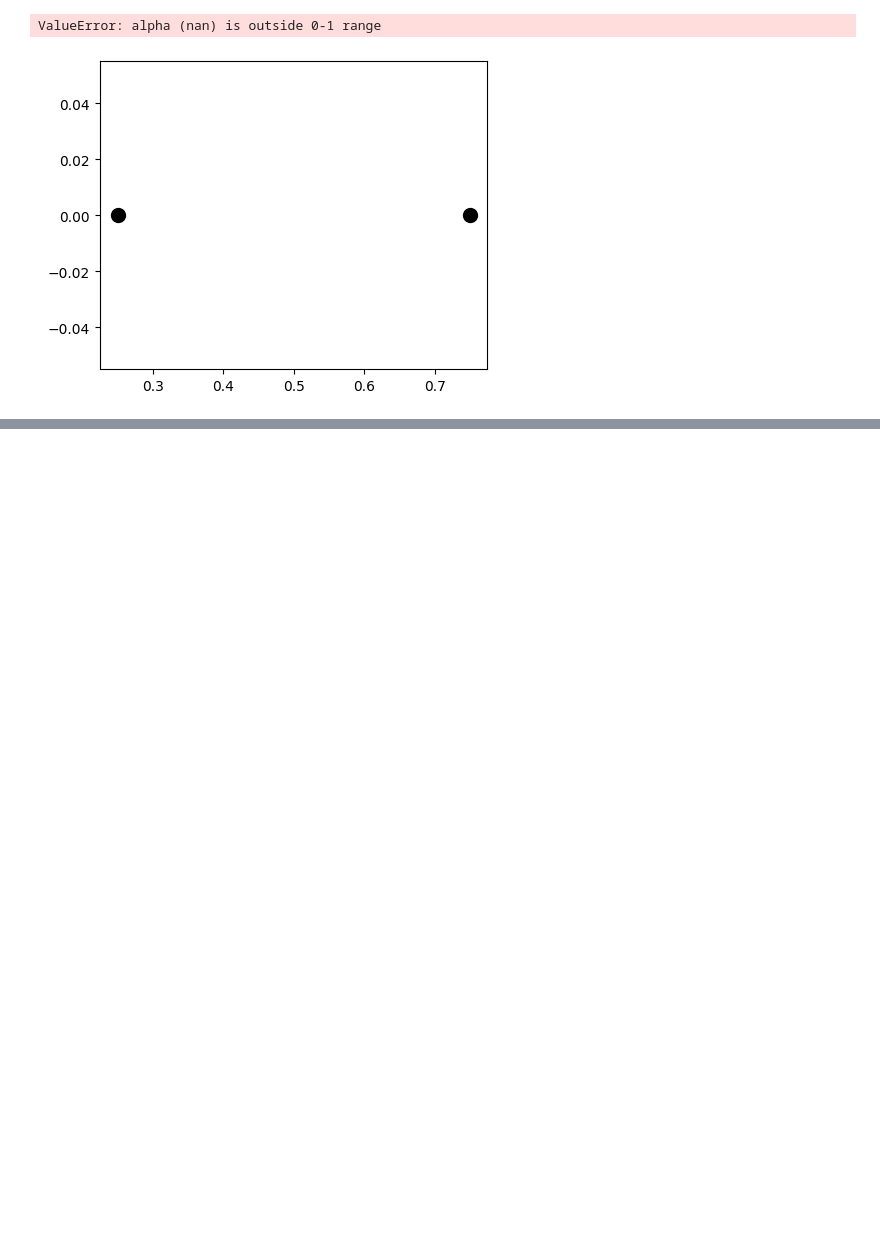
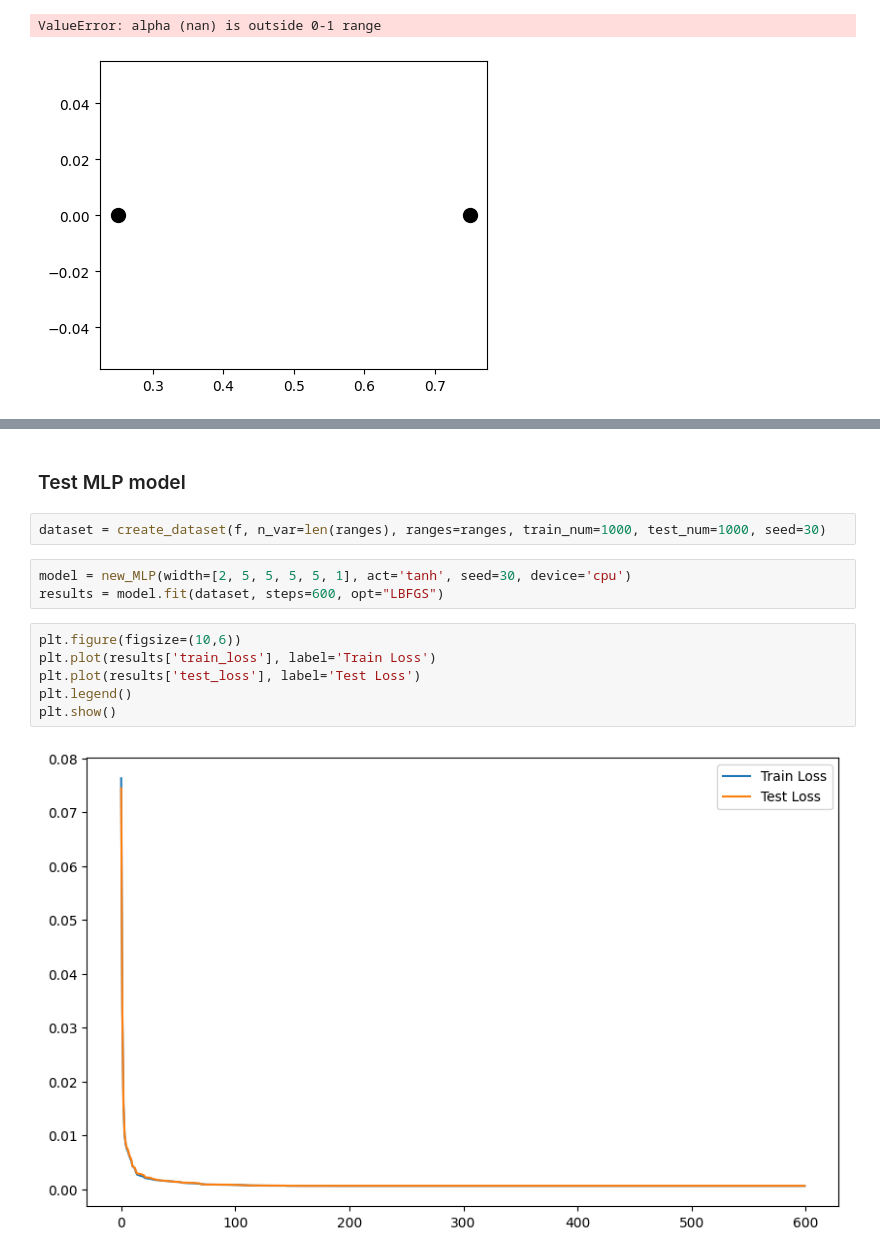
Before and after one commit to paumateo/Deep-Learning-Advanced-KAN-Project, a Jupyter notebook: notebooks/reproduce_feynman.ipynb, the cells around one changed output, grey strips where cells are left out. Drawn from its saved outputs; the diff is of its cells as text; blank space fills up the shorter version.

```diff
--- a/notebooks/reproduce_feynman.ipynb
+++ b/notebooks/reproduce_feynman.ipynb
@@ -360 +369,16 @@ KeyboardInterrupt:
+# %% [markdown]
+### Test MLP model
+# %%
+dataset = create_dataset(f, n_var=len(ranges), ranges=ranges, train_num=1000, test_num=1000, seed=30)
+# %%
+model = new_MLP(width=[2, 5, 5, 5, 5, 1], act='tanh', seed=30, device='cpu')
+results = model.fit(dataset, steps=600, opt="LBFGS")
+# %%
+plt.figure(figsize=(10,6))
+plt.plot(results['train_loss'], label='Train Loss')
+plt.plot(results['test_loss'], label='Test Loss')
+plt.legend()
+plt.show()
+# %% [output]
+[figure, added]
 # %% [markdown]
```
Also changed, not shown: parts of 33 cells of this notebook.
